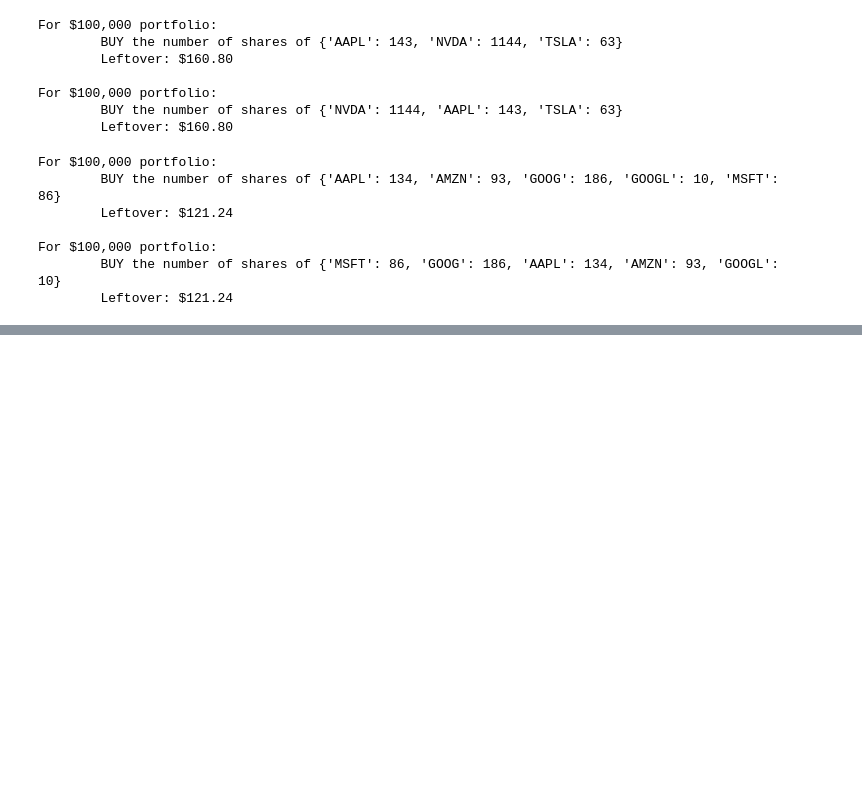
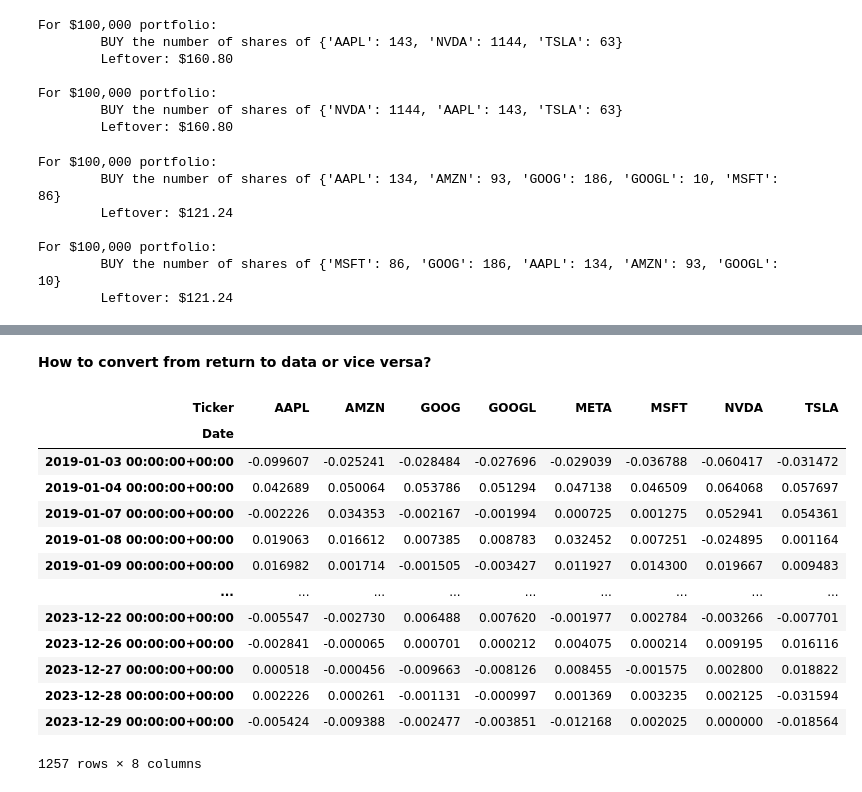
Before and after one commit to OsmanC-0/Portfolio-Optimization-Project-0, a Jupyter notebook: Portfolio_Optimisation_1.ipynb, the cells around one changed output, grey strips where cells are left out. Drawn from its saved outputs; the diff is of its cells as text; code cells hidden in the pictures; blank space fills up the shorter version.

Commit message:
Expected Returns Update
Other ways of calculating Expected Return such as exponential and CAPM were added. Also, functions enabling  us to convert price to return or return to price info were tested.

```diff
--- a/Portfolio_Optimisation_1.ipynb
+++ b/Portfolio_Optimisation_1.ipynb
@@ -271,0 +308,21 @@ For $100,000 portfolio:
+# %% [markdown]
+**How to convert from return to data or vice versa?**
+# %%
+#Calculates returns. Input is prices
+price_to_return = expected_returns.returns_from_prices(close_prices)
+price_to_return
+# %% [output]
+| Ticker | AAPL | AMZN | GOOG | GOOGL | META | MSFT | NVDA | TSLA |
+| Date |  |  |  |  |  |  |  |  |
+| 2019-01-03 00:00:00+00:00 | -0.099607 | -0.025241 | -0.028484 | -0.027696 | -0.029039 | -0.036788 | -0.060417 | -0.031472 |
+| 2019-01-04 00:00:00+00:00 | 0.042689 | 0.050064 | 0.053786 | 0.051294 | 0.047138 | 0.046509 | 0.064068 | 0.057697 |
+| 2019-01-07 00:00:00+00:00 | -0.002226 | 0.034353 | -0.002167 | -0.001994 | 0.000725 | 0.001275 | 0.052941 | 0.054361 |
+| 2019-01-08 00:00:00+00:00 | 0.019063 | 0.016612 | 0.007385 | 0.008783 | 0.032452 | 0.007251 | -0.024895 | 0.001164 |
+| 2019-01-09 00:00:00+00:00 | 0.016982 | 0.001714 | -0.001505 | -0.003427 | 0.011927 | 0.014300 | 0.019667 | 0.009483 |
+| ... | ... | ... | ... | ... | ... | ... | ... | ... |
+| 2023-12-22 00:00:00+00:00 | -0.005547 | -0.002730 | 0.006488 | 0.007620 | -0.001977 | 0.002784 | -0.003266 | -0.007701 |
+| 2023-12-26 00:00:00+00:00 | -0.002841 | -0.000065 | 0.000701 | 0.000212 | 0.004075 | 0.000214 | 0.009195 | 0.016116 |
+| 2023-12-27 00:00:00+00:00 | 0.000518 | -0.000456 | -0.009663 | -0.008126 | 0.008455 | -0.001575 | 0.002800 | 0.018822 |
+| 2023-12-28 00:00:00+00:00 | 0.002226 | 0.000261 | -0.001131 | -0.000997 | 0.001369 | 0.003235 | 0.002125 | -0.031594 |
+| 2023-12-29 00:00:00+00:00 | -0.005424 | -0.009388 | -0.002477 | -0.003851 | -0.012168 | 0.002025 | 0.000000 | -0.018564 |
+1257 rows × 8 columns
```
Also changed, not shown: parts of 3 cells of this notebook.
